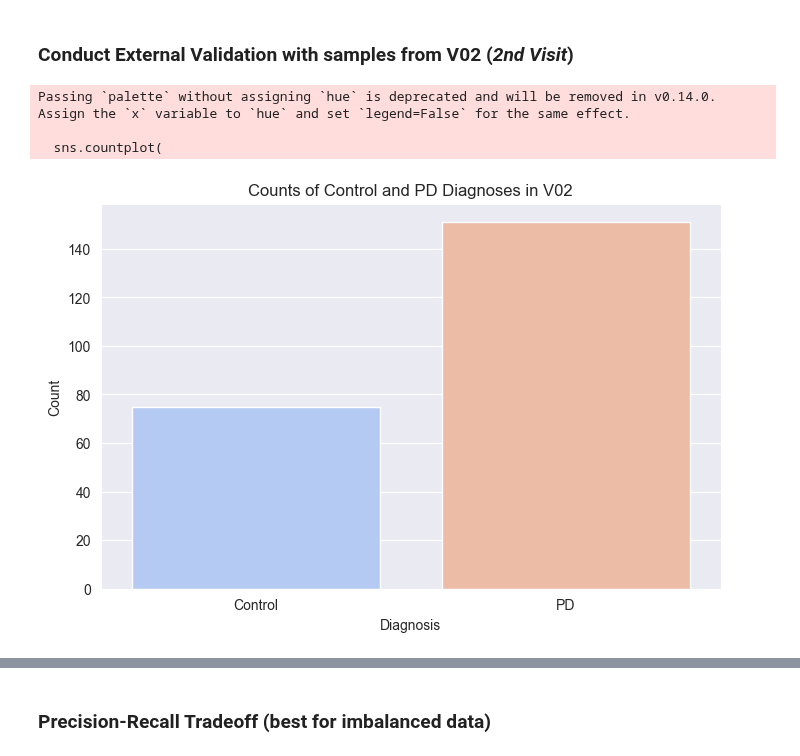
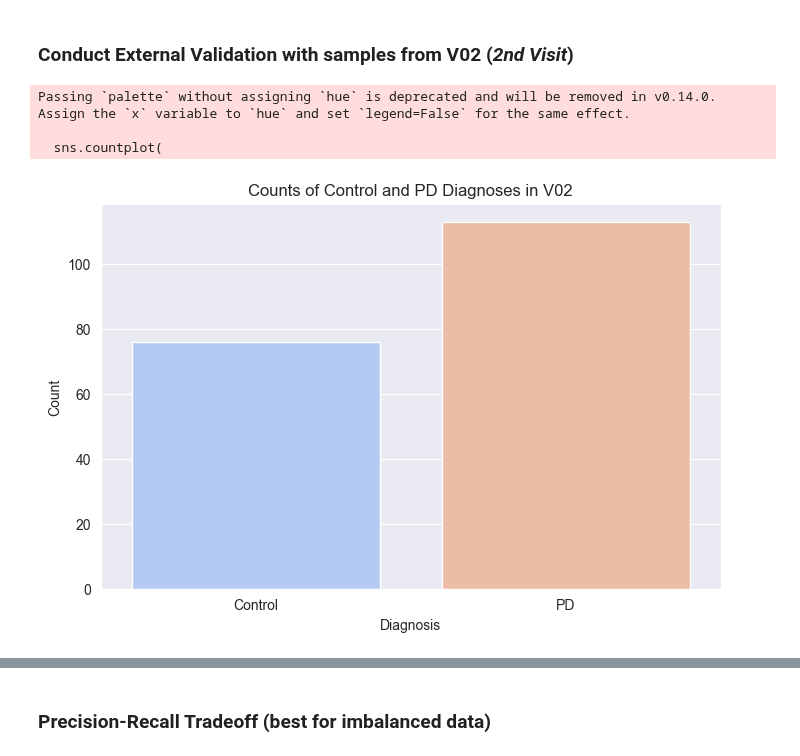
Before and after one commit to perpk/ppmi-wip, a Jupyter notebook: ml/males/Age_Group_50-70/ppmi-stratified.predict.LR.males_50-70.ipynb, the cells around one changed output, grey strips where cells are left out. Drawn from its saved outputs; the diff is of its cells as text; code cells hidden in the pictures.

```diff
--- a/ml/males/Age_Group_50-70/ppmi-stratified.predict.LR.males_50-70.ipynb
+++ b/ml/males/Age_Group_50-70/ppmi-stratified.predict.LR.males_50-70.ipynb
@@ -271,30 +253,30 @@ Passing `palette` without assigning `hue` is deprecated and will be removed in v
 ### Conduct External Validation with samples from V02 (_2nd Visit_)
 # %%
 import anndata as ad
-ppmi_ad_v04 = ad.read_h5ad("/Users/kpax/Documents/aep/study/MSC/lab/PPMI_Project_133_RNASeq/ppmi_adata.h5ad")
+ppmi_ad_v02 = ad.read_h5ad("/Users/kpax/Documents/aep/study/MSC/lab/PPMI_Project_133_RNASeq/ppmi_adata.h5ad")
 # %%
-mask_v04 = ((ppmi_ad_v04.obs['Age_Group'] == '50-70') &
-        (ppmi_ad_v04.obs['Gender'] == 'Male') &
-        (ppmi_ad_v04.obs['Diagnosis'].isin(['PD', 'Control'])) &
-        (ppmi_ad_v04.obs['Visit'] == 'V04'))
+mask_v02 = ((ppmi_ad_v02.obs['Age_Group'] == '50-70') &
+        (ppmi_ad_v02.obs['Gender'] == 'Male') &
+        (ppmi_ad_v02.obs['Diagnosis'].isin(['PD', 'Control'])) &
+        (ppmi_ad_v02.obs['Visit'] == 'V02'))
 # %%
-ppmi_ad_v04 = ppmi_ad_v04[mask_v04]
+ppmi_ad_v02 = ppmi_ad_v02[mask_v02]
 # %%
-ppmi_ad_v04 = ppmi_ad_v04[:, ppmi_ad_v04.var.index.isin(consensus_genes.index)]
+ppmi_ad_v02 = ppmi_ad_v02[:, ppmi_ad_v02.var.index.isin(consensus_genes.index)]
 # %%
 plt.figure(figsize=(8, 5))
 sns.countplot(
-    data=ppmi_ad_v04.obs,
+    data=ppmi_ad_v02.obs,
     x='Diagnosis',
     palette='coolwarm'
 )
 plt.title('Counts of Control and PD Diagnoses in V02')
 plt.xlabel('Diagnosis')
 plt.ylabel('Count')
 plt.show()
 # %% [output]
 Passing `palette` without assigning `hue` is deprecated and will be removed in v0.14.0. Assign the `x` variable to `hue` and set `legend=False` for the same effect.
 
   sns.countplot(
-[figure, old version]
+[figure, new version]
 # %%
```
Also changed, not shown: parts of 34 cells of this notebook, 10 other files.
